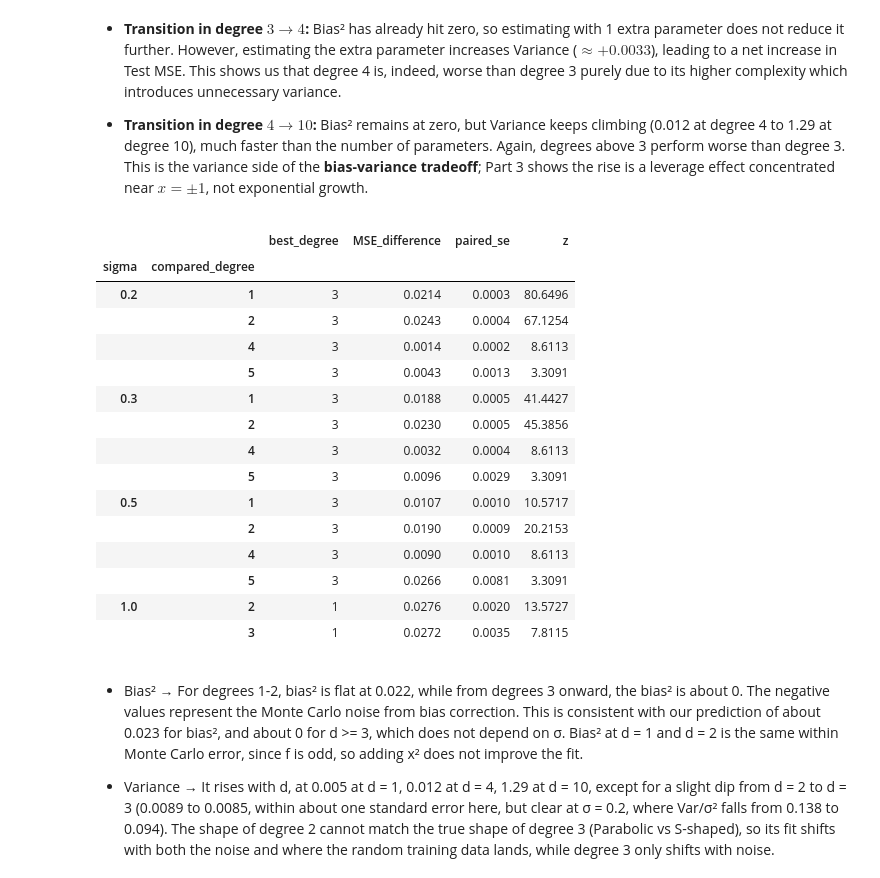
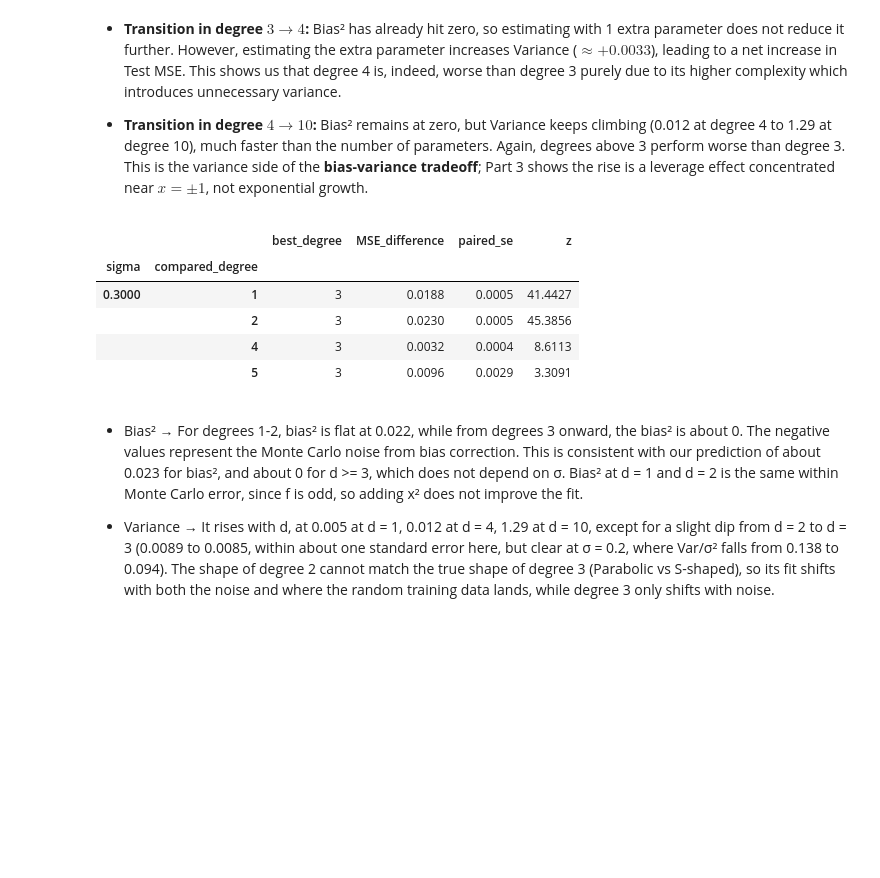
Before and after one commit to imranashryy/dsa211-bias-variance-montecarlo, a Jupyter notebook: DSA211_Group4_BiasVariance_MonteCarlo.ipynb, the cells around one changed output. Cells and saved outputs as stored; diff of their text form; code cells hidden in the pictures; blank space fills up the shorter version.

Commit message:
Part 2 paired table at sigma=0.3 only, add all-sigma table to Part 4, plain-decimal display

```diff
--- a/DSA211_Group4_BiasVariance_MonteCarlo.ipynb
+++ b/DSA211_Group4_BiasVariance_MonteCarlo.ipynb
@@ -37,6 +37,7 @@ from sklearn.exceptions import ConvergenceWarning
 import warnings
 
 pd.set_option('display.precision', 4)
+pd.set_option('display.float_format', '{:.4f}'.format)   # plain decimals everywhere, no scientific notation
 pd.set_option('display.width', 140)
 
 SEED     = 2026
@@ -315,34 +316,24 @@ Looking at the transitions between polynomial degrees, Bias^2, Variance, and Tes
 *   **Transition in degree $4 \to 10$:** Bias² remains at zero, but Variance keeps climbing (0.012 at degree 4 to 1.29 at degree 10), much faster than the number of parameters. Again, degrees above 3 perform worse than degree 3. This is the variance side of the **bias-variance tradeoff**; Part 3 shows the rise is a leverage effect concentrated near $x = \pm 1$, not exponential growth.
 # %%
 rows = []
-for s in SIGMAS:
+for s in [0.3]:
     mr = raw[s]['mse_run']                       # (R, D): test MSE of each run and degree
     best = int(res[s]['test_MSE'].idxmin())
     for d in DEGREES:
         if d == best or abs(d - best) > 2:
             continue
         diff = mr[:, d - 1] - mr[:, best - 1]
         se = diff.std(ddof=1) / np.sqrt(len(diff))
         rows.append(dict(sigma=s, best_degree=best, compared_degree=int(d),
                          MSE_difference=diff.mean(), paired_se=se, z=diff.mean() / se))
 pd.DataFrame(rows).set_index(['sigma', 'compared_degree'])
 # %% [output]
 |  |  | best_degree | MSE_difference | paired_se | z |
 | sigma | compared_degree |  |  |  |  |
-| 0.2 | 1 | 3 | 0.0214 | 0.0003 | 80.6496 |
-|  | 2 | 3 | 0.0243 | 0.0004 | 67.1254 |
-|  | 4 | 3 | 0.0014 | 0.0002 | 8.6113 |
-|  | 5 | 3 | 0.0043 | 0.0013 | 3.3091 |
-| 0.3 | 1 | 3 | 0.0188 | 0.0005 | 41.4427 |
+| 0.3000 | 1 | 3 | 0.0188 | 0.0005 | 41.4427 |
 |  | 2 | 3 | 0.0230 | 0.0005 | 45.3856 |
 |  | 4 | 3 | 0.0032 | 0.0004 | 8.6113 |
 |  | 5 | 3 | 0.0096 | 0.0029 | 3.3091 |
-| 0.5 | 1 | 3 | 0.0107 | 0.0010 | 10.5717 |
-|  | 2 | 3 | 0.0190 | 0.0009 | 20.2153 |
-|  | 4 | 3 | 0.0090 | 0.0010 | 8.6113 |
-|  | 5 | 3 | 0.0266 | 0.0081 | 3.3091 |
-| 1.0 | 2 | 1 | 0.0276 | 0.0020 | 13.5727 |
-|  | 3 | 1 | 0.0272 | 0.0035 | 7.8115 |
 # %% [markdown]
 - Bias² → For degrees 1-2, bias² is flat at 0.022, while from degrees 3 onward, the bias² is about 0. The negative values represent the Monte Carlo noise from bias correction. This is consistent with our prediction of about 0.023 for bias², and about 0 for d >= 3, which does not depend on σ. Bias² at d = 1 and d = 2 is the same within Monte Carlo error, since f is odd, so adding x² does not improve the fit.
 
```
Also changed, not shown: parts of 12 cells of this notebook.
